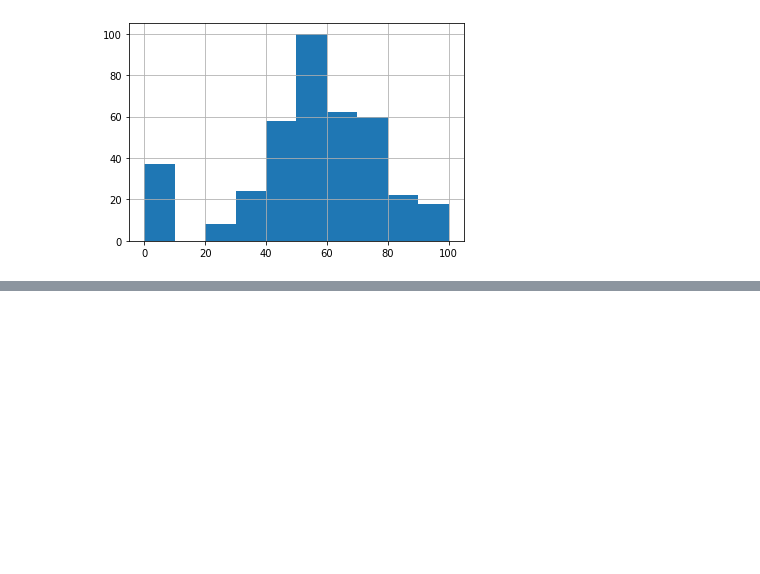
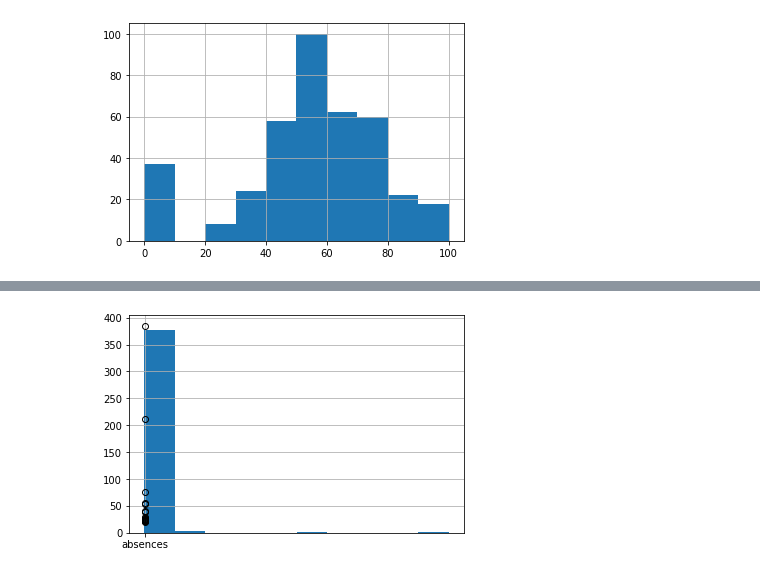
Before and after one commit to aberkoveo/skillfactory, a Jupyter notebook: Projects/Project_2/stud_math_EDA.ipynb, the cells around one changed output, grey strips where cells are left out. Cells and saved outputs as stored; diff of their text form; code cells hidden in the pictures; blank space fills up the shorter version.

```diff
--- a/Projects/Project_2/stud_math_EDA.ipynb
+++ b/Projects/Project_2/stud_math_EDA.ipynb
@@ -110,0 +154,5 @@ Name: score, dtype: int64
+# %%
+data.absences.hist()
+boxplot = data.boxplot(column=['absences'])
+# %% [output]
+[figure, added]
```
Also changed, not shown: parts of 11 cells of this notebook, 1 other file.
